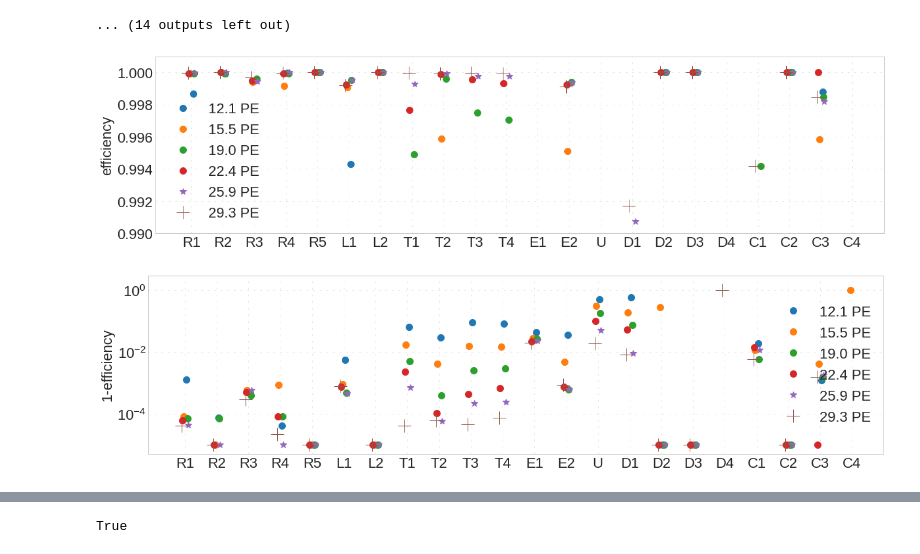
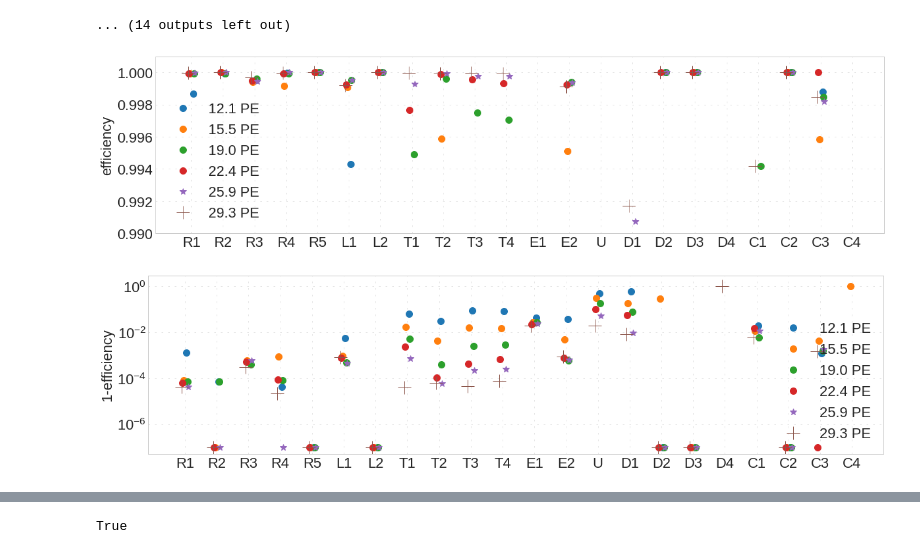
Before and after one commit to aamirkhanov/mu2e_crv, a Jupyter notebook: AnaCRV_INP_v1_4.ipynb, the cells around one changed output, grey strips where cells are left out. Cells and saved outputs as stored; diff of their text form; code cells hidden in the pictures.

```diff
--- a/AnaCRV_INP_v1_4.ipynb
+++ b/AnaCRV_INP_v1_4.ipynb
@@ -451,3 +451,6 @@ notVetoedEvents
 # %% [markdown]
 
 #def single function for efficiency
+# %%
+  cut_particles = " & abs(demcgen_pdg) == 13 & %s" % cut_pid_trkqual_ue
+  cut_particles
@@ -461,7 +466,7 @@ def get_efficiency(lyield_val):
   df_ = df.query(cut_pid_trkqual_ue)
   df_ = df.query("lyield == %d" % lyield_val)
 
-
+  ### cut_pid_trkqual_ue == (dequal_TrkQual > 0.8) & (dequal_TrkPID > 0.95) & (ue_status <= 0)
   #df = df.query(cut_extmom)
   #df = df.query(cut_loose)
 
@@ -476,7 +481,8 @@ def get_efficiency(lyield_val):
 
   #cut_particles = " & evtinfo__eventid != 38074 & evtinfo__eventid != 248700 & abs(demcgen_pdg == 13) & dequal_TrkQual > 0.8 & (dequal_TrkPID > 0.95) & (ue_status <= 0)"
   #cut_particles = " & abs(_pdgId) == 13 & (dequal_TrkQual > 0.8) & (dequal_TrkPID > 0.95) & (ue_status <= 0)"
-  cut_particles = " & abs(demcgen_pdg) == 13 & (dequal_TrkQual > 0.8) & (dequal_TrkPID > 0.95) & (ue_status <= 0)"
+  #cut_particles = " & abs(demcgen_pdg) == 13 & (dequal_TrkQual > 0.8) & (dequal_TrkPID > 0.95) & (ue_status <= 0)"
+  cut_particles = " & abs(demcgen_pdg) == 13 & %s" % cut_pid_trkqual_ue
 
   #cut_by_coordinate = " "
   cut_by_coordinate = " & ((_y > -1910 & _crvSectorType == 1) | (_z > 2830 & _crvSectorType == 2) | (_x < 470 & _z > -2230 & _crvSectorType == 4) | (_x < -100 & _crvSectorType == 5) | _crvSectorType == 3 | _crvSectorType > 5)"
@@ -574,7 +580,7 @@ print(eff['15000'])
 #ratio_vals = ratio_vals_no_norm
 ratio_vals = ratio_vals_norm
 
-min_eff_constr = 1e-5
+min_eff_constr = 1e-7
 
 eff = {}
 for lyield in ratio_vals:
@@ -589,34 +595,34 @@ plt.plot(ratio_vals['17000'][1][1][:-1]-0.1, eff['17000'],'+', label='%.1f PE' %
 plt.legend()
 plt.ylabel('efficiency')
 #plt.ylim(1e-5,1)
 plt.ylim(0.99,1.001)
 #plt.yscale('log')
 plt.xticks(np.linspace(0.0,22.,23), sectorNames);
 
 for lyield in ratio_vals:
   eff[lyield] = 1-ratio_vals[lyield][1][0]/ratio_vals[lyield][2][0]
   for index, sec_eff in enumerate(eff[lyield]):
     if sec_eff == 0 or sec_eff < min_eff_constr:
       eff[lyield][index] = min_eff_constr
 
 
 plt.figure()
 plt.plot(ratio_vals['7000'][1][1][:-1]+0.05, eff['7000'],'o', label='%.1f PE' % (7000*0.001726), ms=10)
 plt.plot(ratio_vals['9000'][1][1][:-1]-0.05, eff['9000'],'o', label='%.1f PE' % (9000*0.001726), ms=10)
 plt.plot(ratio_vals['11000'][1][1][:-1]+0.08, eff['11000'],'o', label='%.1f PE' % (11000*0.001726), ms=10)
 plt.plot(ratio_vals['13000'][1][1][:-1]-0.08, eff['13000'],'o', label='%.1f PE' % (13000*0.001726), ms=10)
 plt.plot(ratio_vals['15000'][1][1][:-1]+0.1, eff['15000'],'*', label='%.1f PE' % (15000*0.001726), ms=10)
 plt.plot(ratio_vals['17000'][1][1][:-1]-0.1, eff['17000'],'+', label='%.1f PE' % (17000*0.001726), ms=20)
 plt.legend()
 plt.ylabel('1-efficiency')
 
 plt.ylim(min_eff_constr*0.5,3)
 #plt.ylim(0.9,1.0001)
 plt.yscale('log')
 plt.xticks(np.linspace(0.0,22.,23), sectorNames);
 # %% [output]
 [figure]
-[figure, old version]
+[figure, new version]
 # %%
 print(ratio_vals['15000'][1][0])
 print(ratio_vals['15000'][2][0])
```
Also changed, not shown: parts of 7 cells of this notebook.
